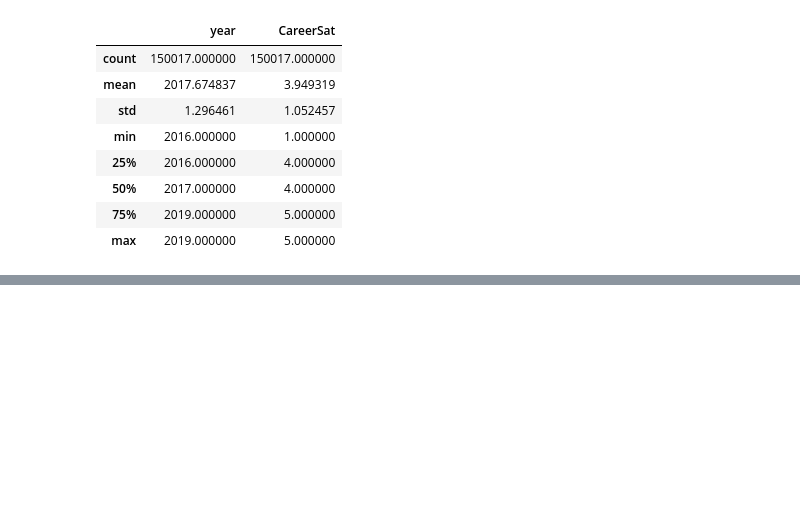
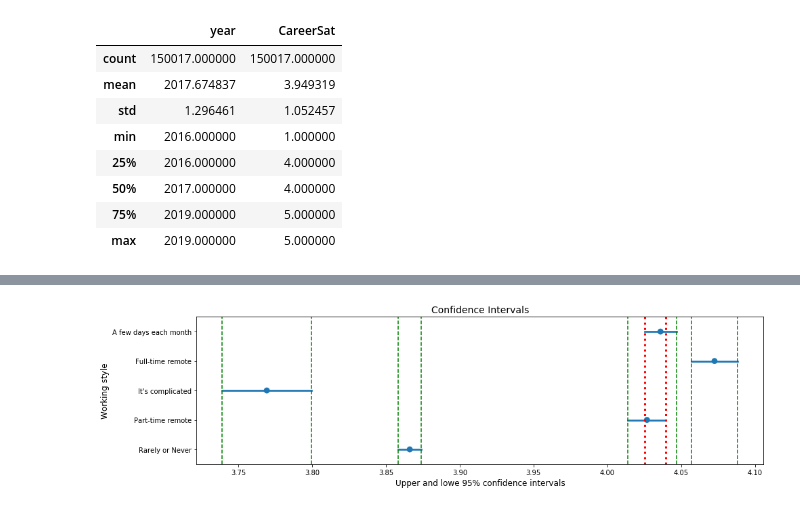
Before and after one commit to hamidkhbl/StackoverflowSurvey, a Jupyter notebook: RemoteAndJobSatisfaction.ipynb, the cells around one changed output, grey strips where cells are left out. Drawn from its saved outputs; the diff is of its cells as text; code cells hidden in the pictures; blank space fills up the shorter version.

Commit message:
Add pointplot for confidence intervals

```diff
--- a/RemoteAndJobSatisfaction.ipynb
+++ b/RemoteAndJobSatisfaction.ipynb
@@ -72,0 +159,19 @@ calc_amt(df, 'remote','CareerSat')
+# %%
+plt.figure(figsize= [15,4])
+data1 = df_mean[['remote', 'upper_95']]
+data2 = df_mean[['remote', 'lower_95']].rename(columns = {'lower_95':'upper_95'})
+data = data1.append(data2)
+sns.pointplot(data=data, x='upper_95', y='remote', join=False);
+plt.title("Confidence Intervals", fontsize = 14);
+plt.ylabel('Working style', fontsize = 12)
+plt.xlabel('Upper and lowe 95% confidence intervals', fontsize = 12);
+xcoords = data['upper_95']
+for x in xcoords:
+    if round(x,6) == 4.025334 or round(x,6) == 4.039742:
+        color = 'red'
+        plt.axvline(x=x, color=color, linestyle = 'dotted', linewidth =3)
+    else :
+        color = 'green'
+        plt.axvline(x=x, color=color, linestyle = 'dashed')
+# %% [output]
+[figure, added]
```
Also changed, not shown: parts of 11 cells of this notebook.
